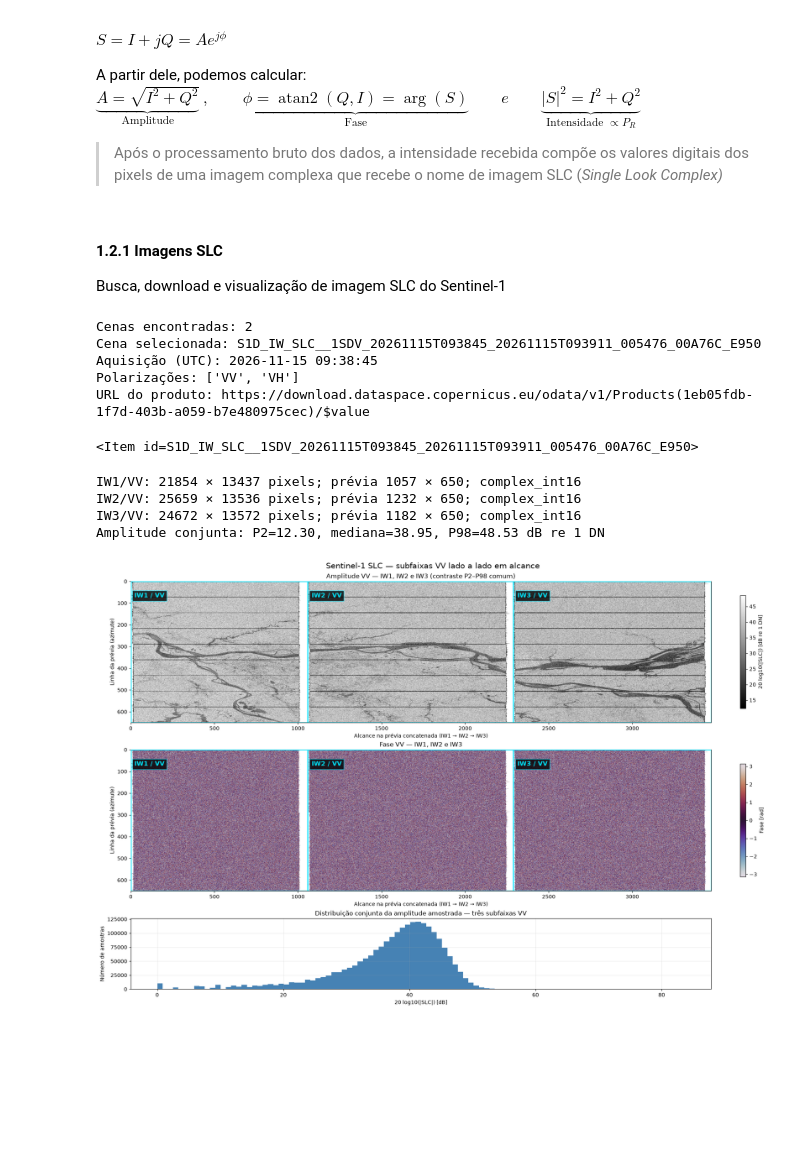
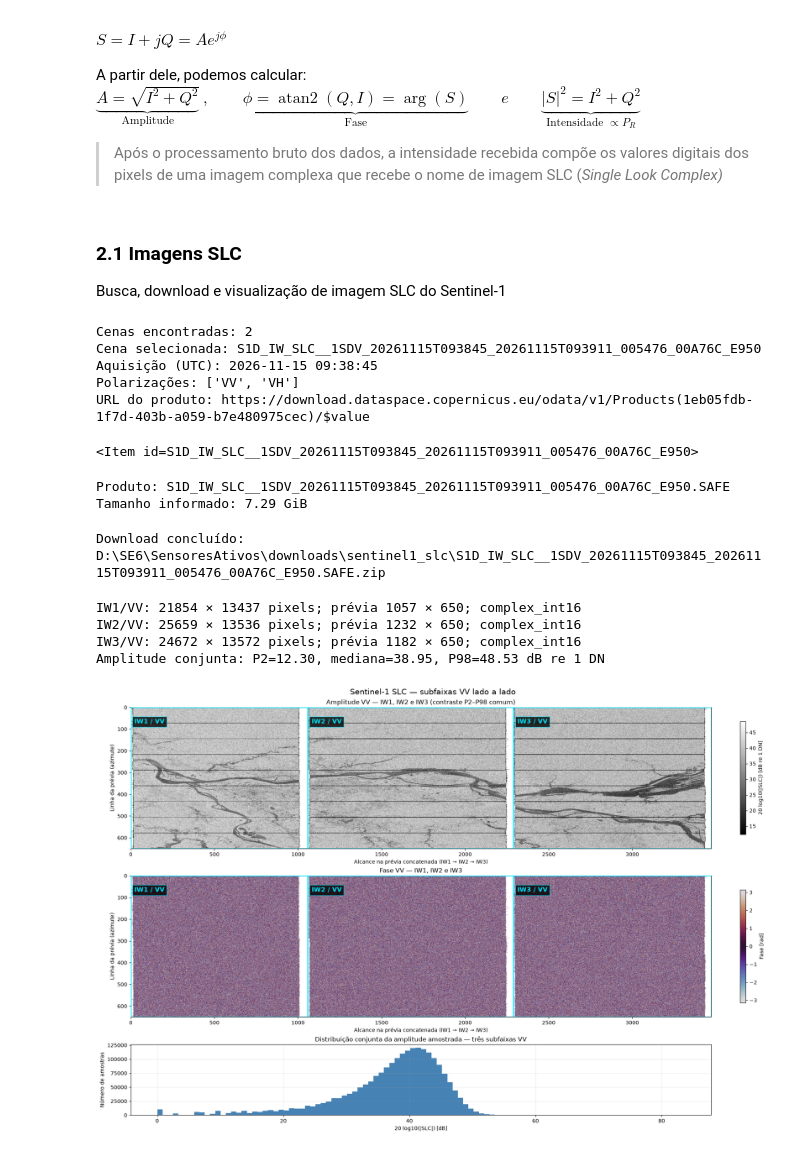
Before and after one commit to HumbertoDiego/SensoresAtivosIME, a Jupyter notebook: 02_processamento_sar.ipynb, the cells around one changed output. Saved outputs shown, nothing was run; the diff lists cells and outputs as text; code cells hidden in the pictures; blank space fills up the shorter version.

```diff
--- a/02_processamento_sar.ipynb
+++ b/02_processamento_sar.ipynb
@@ -64,7 +102,7 @@ $
 
 > Após o processamento bruto dos dados, a intensidade recebida compõe os valores digitais dos pixels de uma imagem complexa que recebe o nome de imagem SLC (*Single Look Complex)*
 # %% [markdown]
-#### 1.2.1 Imagens SLC
+### 2.1 Imagens SLC
 
 Busca, download e visualização de imagem SLC do Sentinel-1
 # %%
@@ -121,7 +159,7 @@ import requests
 from tqdm.auto import tqdm
 
 if "cena_slc" not in globals():
-    raise RuntimeError("Execute primeiro a c?lula de busca.")
+    raise RuntimeError("Execute primeiro a célula de busca.")
 
 # O STAC identifica a cena; o OData fornece o UUID e o download autenticado.
 nome_produto = cena_slc.id.removesuffix(".SAFE") + ".SAFE"
@@ -169,16 +207,16 @@ else:
                 raise RuntimeError(f"Falha no download (HTTP {resposta_download.status_code}).")
             total = int(resposta_download.headers.get("Content-Length", 0))
             with parcial.open("wb") as destino, tqdm(
-                total=total or None, unit="B", unit_scale=True, desc="SLC Manaus"
+                total=total or None, unit="B", unit_scale=True, desc="Downloading..."
             ) as progresso:
                 for bloco in resposta_download.iter_content(chunk_size=8 * 1024 * 1024):
                     if bloco:
                         destino.write(bloco)
                         progresso.update(len(bloco))
             if total and parcial.stat().st_size != total:
-                raise IOError("Download incompleto; execute novamente esta c?lula.")
+                raise IOError("Download incompleto; execute novamente esta célula.")
         if not zipfile.is_zipfile(parcial):
-            raise IOError("O arquivo recebido n?o ? um ZIP v?lido.")
+            raise IOError("O arquivo recebido não é um ZIP válido.")
         parcial.replace(arquivo_slc)
     finally:
         del token
@@ -186,9 +224,12 @@ else:
         if "resposta_download" in globals():
             del resposta_download
     print(f"Download concluído: {arquivo_slc.resolve()}")
+# %% [output]
+Produto: S1D_IW_SLC__1SDV_20261115T093845_20261115T093911_005476_00A76C_E950.SAFE
+Tamanho informado: 7.29 GiB
+Download concluído: D:\SE6\SensoresAtivos\downloads\sentinel1_slc\S1D_IW_SLC__1SDV_20261115T093845_20261115T093911_005476_00A76C_E950.SAFE.zip
 # %%
 # Visualização e análise do produto SLC baixado, sem extrair todo o ZIP.
-# Dependência: %pip install rasterio
 from pathlib import Path
 from zipfile import ZipFile, is_zipfile
 import xml.etree.ElementTree as ET
@@ -256,33 +297,33 @@ for indice, (titulo, cmap, minimo, maximo, unidade) in enumerate([
     eixo = eixos[indice]
     esquerda = 0
     for rotulo, amplitude_db, fase in previas:
         dados = amplitude_db if indice == 0 else fase
         altura, largura = dados.shape
         im = eixo.imshow(dados, cmap=cmap, vmin=minimo, vmax=maximo,
                          extent=(esquerda, esquerda + largura, altura, 0), aspect="auto")
         # Contorno e anotação delimitam exatamente a prévia de cada IW.
         eixo.add_patch(Rectangle((esquerda, 0), largura, altura, fill=False,
                                  edgecolor="#00E5FF", linewidth=2, zorder=3))
         eixo.annotate(rotulo + " / VV", xy=(esquerda + 0.02 * largura, 0.08 * altura),
                       color="#00E5FF", fontsize=12, fontweight="bold", va="top",
                       bbox=dict(facecolor="black", alpha=0.8, edgecolor="#00E5FF", pad=4),
                       zorder=4)
         esquerda += largura
     eixo.set(xlim=(0, largura_total), ylim=(altura_total, 0), title=titulo,
              xlabel="Alcance na prévia concatenada (IW1 → IW2 → IW3)",
              ylabel="Linha da prévia (azimute)")
     fig.colorbar(im, ax=eixo, label=unidade, shrink=0.8)
 
 eixos[2].hist(amostras_db, bins=100, color="steelblue")
 eixos[2].set(title="Distribuição conjunta da amplitude amostrada — três subfaixas VV",
              xlabel="20 log10(|SLC|) [dB]", ylabel="Número de amostras")
 eixos[2].grid(alpha=0.25)
-fig.suptitle("Sentinel-1 SLC — subfaixas VV lado a lado em alcance", fontsize=15)
+fig.suptitle("Sentinel-1 SLC — subfaixas VV lado a lado", fontsize=15)
 plt.show()
 # %% [output]
 IW1/VV: 21854 × 13437 pixels; prévia 1057 × 650; complex_int16
 IW2/VV: 25659 × 13536 pixels; prévia 1232 × 650; complex_int16
 IW3/VV: 24672 × 13572 pixels; prévia 1182 × 650; complex_int16
 Amplitude conjunta: P2=12.30, mediana=38.95, P98=48.53 dB re 1 DN
-[figure, old version]
+[figure, new version]
 # %% [markdown]
```
Also changed, not shown: parts of 7 cells of this notebook.
